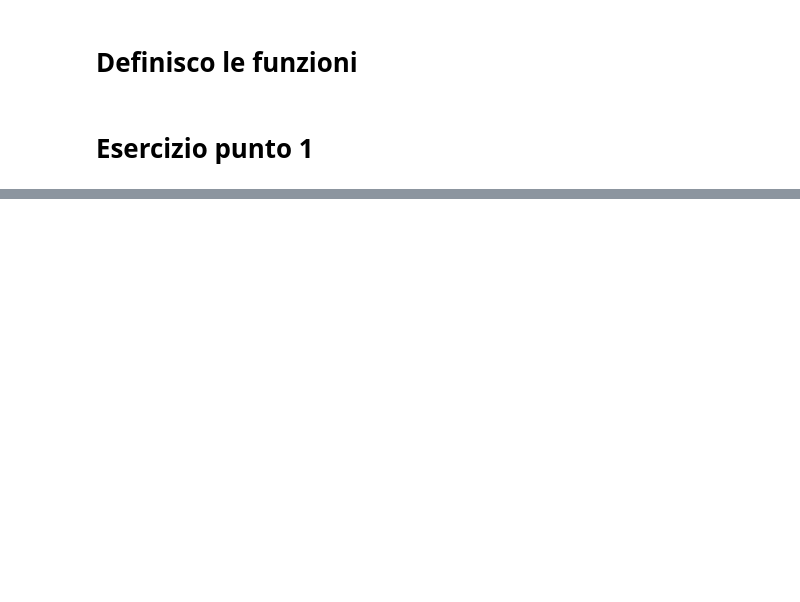
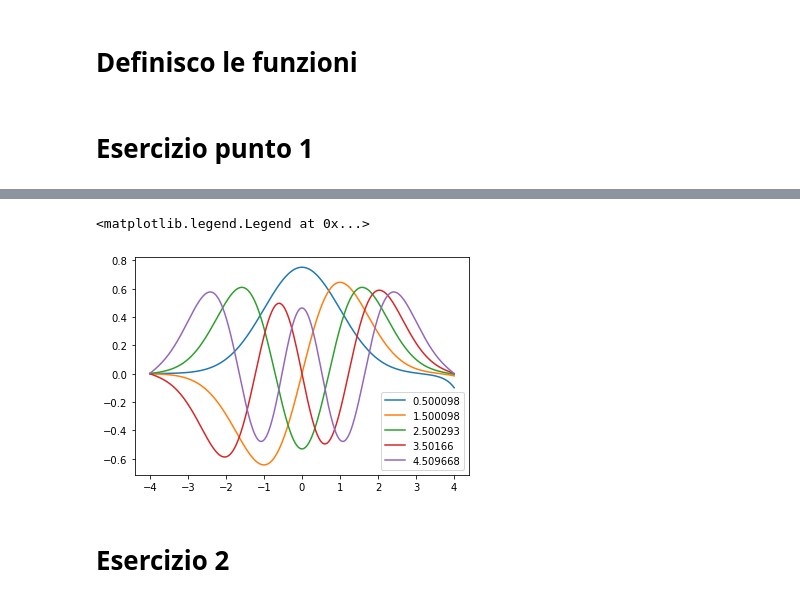
Before and after one commit to MauroMarcon/Computational_physics, a Jupyter notebook: first_exercise/code_examples.ipynb, the cells around one changed output, grey strips where cells are left out. Saved outputs shown, nothing was run; the diff lists cells and outputs as text; code cells hidden in the pictures; blank space fills up the shorter version.

```diff
--- a/first_exercise/code_examples.ipynb
+++ b/first_exercise/code_examples.ipynb
@@ -57,7 +60,8 @@ def root_finder(f, begin, end, step, tol):
         E_p=E[k[1]]
         E_m=E[k[0]]
         n_iter=0
-        while (abs((E_p-E_m)/(E_p+E_m)*2)>tol)&(n_iter<10):
+        #while (abs((E_p-E_m)/(E_p+E_m)*2)>tol)&(n_iter<100):
+        while (abs((E_p-E_m)/2)>tol)&(n_iter<100):
             E_temp=(E_p+E_m)/2
             if np.sign(f(E_m)) != np.sign(f(E_temp)):
                 E_p = E_temp
@@ -93,3 +92,0 @@ plt.plot(x,k2(0.5))
-# %%
-y=numerov(k2(0.5),h,0,h)
-plt.plot(x,y)
@@ -99,3 +93,5 @@ plt.plot(x,y)
 # %%
 # dobbiamo creare una funzione dell'energia y_M(E)
-f = np.vectorize(lambda E : (numerov(k2(E),h,0,h)[M-1]))
+yM = np.vectorize(lambda E : (numerov(k2(E),h,0,h)[M-1]))
+
+eigenvalues = root_finder(yM, 0, 5, 0.1, 0.0001)
@@ -109,0 +98,11 @@ Wall time: 18.6 µs
+# %%
+for En in enumerate(np.array(eigenvalues)[:,0]):
+    y = (-1)**(En[0]) * numerov(k2(En[1]),h,0,h)
+    y = y/np.sqrt(np.sum(y**2*h))
+    plt.plot(x,y,label=str(round(En[1],6)))
+plt.legend()
+# %% [output]
+<matplotlib.legend.Legend at 0x...>
+[figure, added]
+# %% [markdown]
+# Esercizio 2
```
Also changed, not shown: parts of 8 cells of this notebook.
